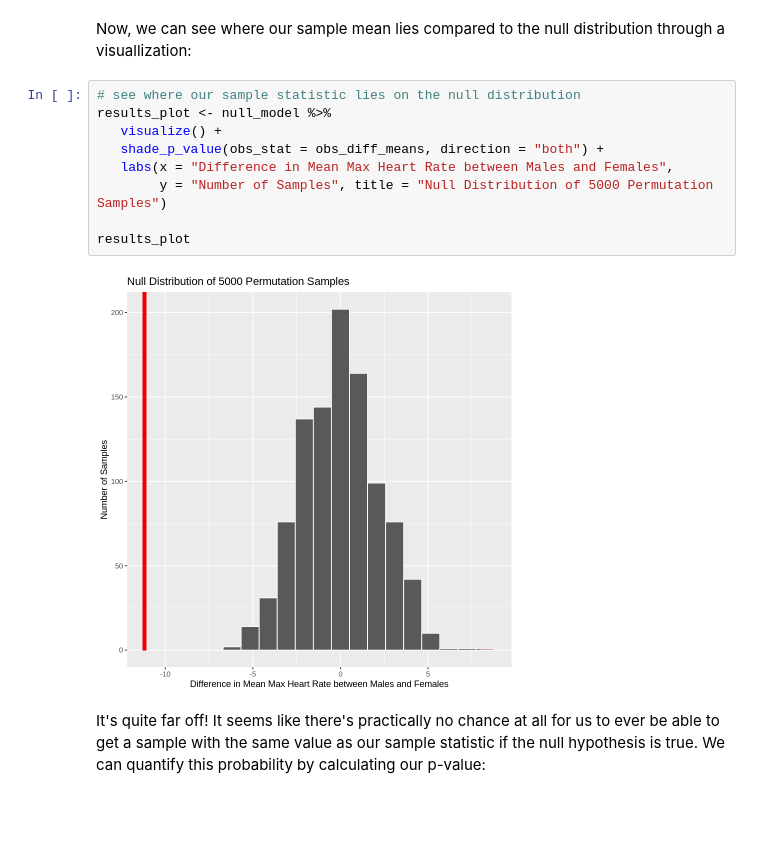
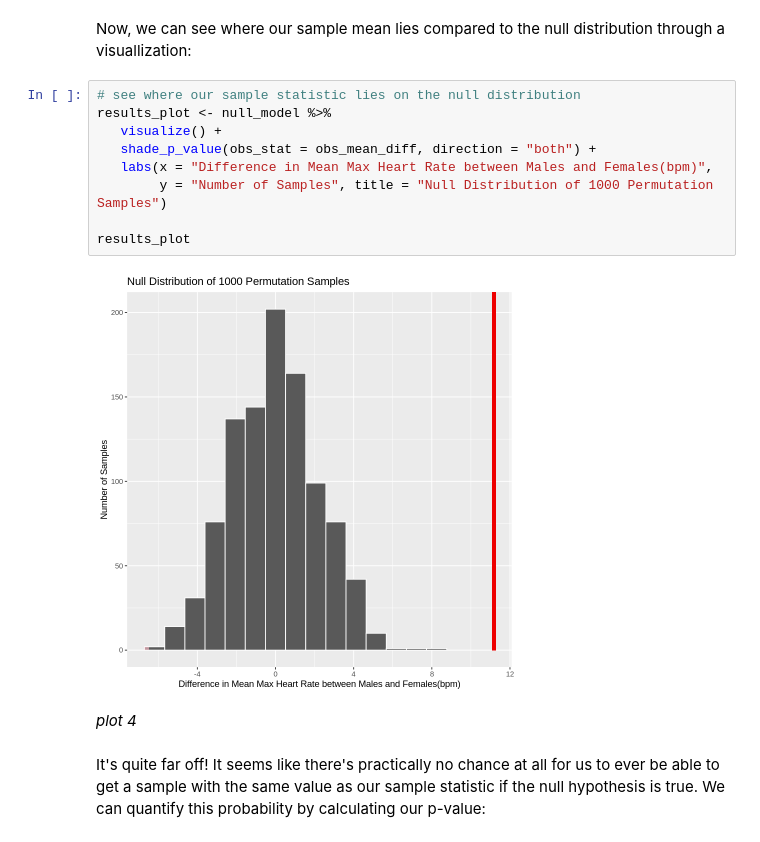
Before and after one commit to glenren/stat_201_group_47, a Jupyter notebook: FinalReport.ipynb, the cells around one changed output. Saved outputs shown, nothing was run; the diff lists cells and outputs as text; blank space fills up the shorter version.

Commit message:
Add explanation for method and result part, add figure/table number, color plot

```diff
--- a/FinalReport.ipynb
+++ b/FinalReport.ipynb
@@ -255,14 +260,16 @@ Now, we can see where our sample mean lies compared to the null distribution thr
 # %%
 # see where our sample statistic lies on the null distribution
 results_plot <- null_model %>%
    visualize() +
-   shade_p_value(obs_stat = obs_diff_means, direction = "both") +
-   labs(x = "Difference in Mean Max Heart Rate between Males and Females",
-        y = "Number of Samples", title = "Null Distribution of 5000 Permutation Samples")
+   shade_p_value(obs_stat = obs_mean_diff, direction = "both") +
+   labs(x = "Difference in Mean Max Heart Rate between Males and Females(bpm)",
+        y = "Number of Samples", title = "Null Distribution of 1000 Permutation Samples")
 
 results_plot
 # %% [output]
-[figure, old version]
+[figure, new version]
+# %% [markdown]
+*plot 4*
 # %% [markdown]
 It's quite far off! It seems like there's practically no chance at all for us to ever be able to get a sample with the same value as our sample statistic if the null hypothesis is true. We can quantify this probability by calculating our p-value:
 # %%
```
Also changed, not shown: parts of 18 cells of this notebook.
